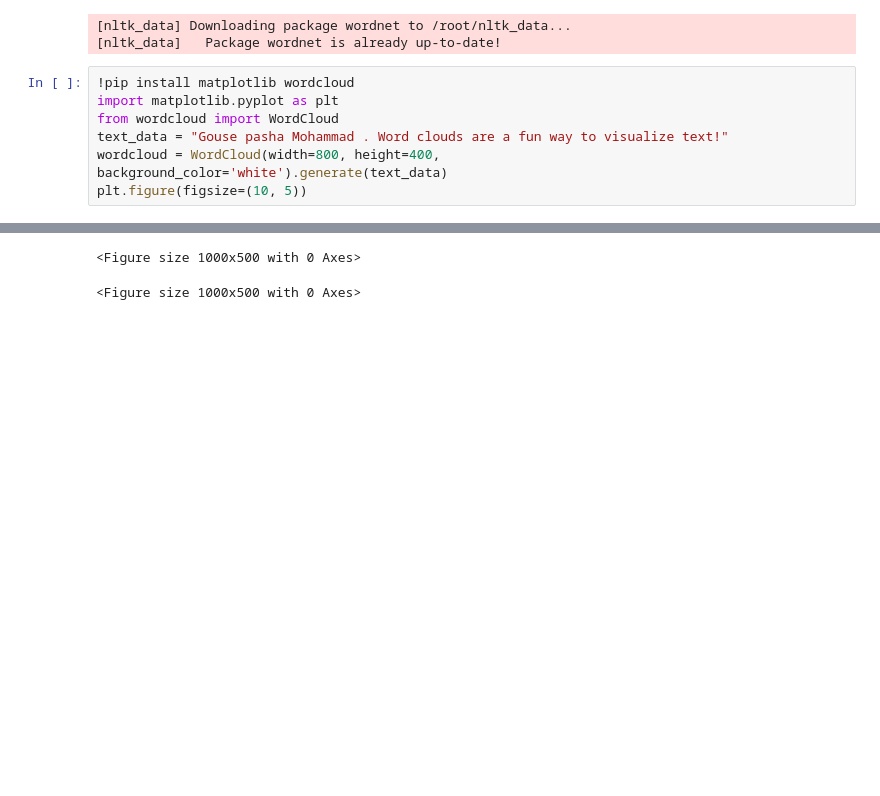
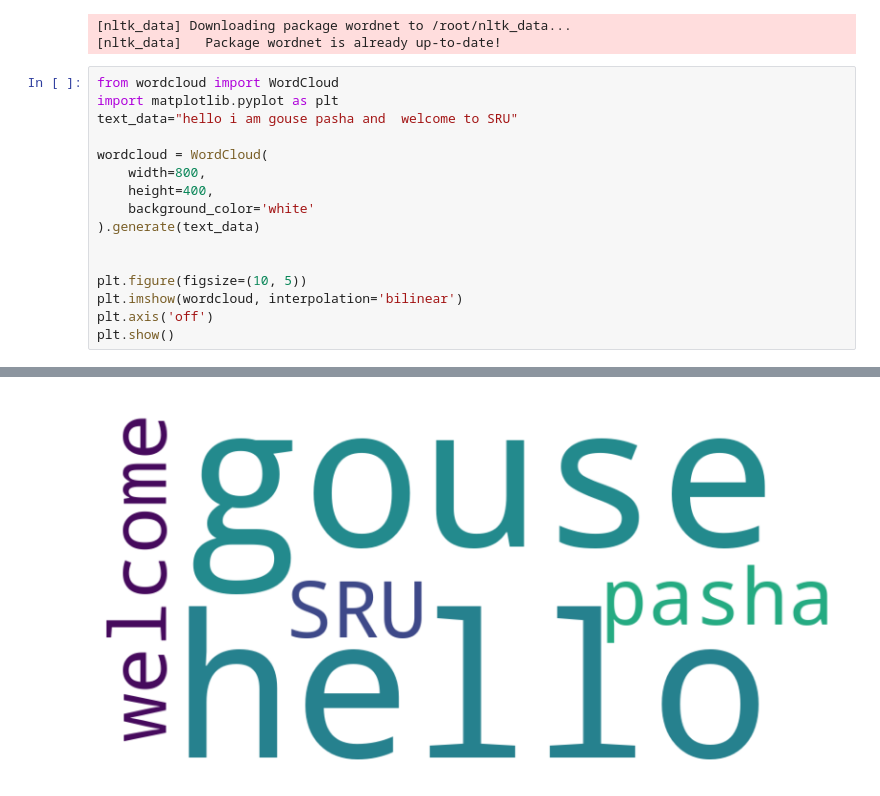
Before and after one commit to Gousepasha789/Information-Retrieval-System, a Jupyter notebook: Text_Normalization_Techniques.ipynb, the cells around one changed output, grey strips where cells are left out. Cells and saved outputs as stored; diff of their text form; blank space fills up the shorter version.

```diff
--- a/Text_Normalization_Techniques.ipynb
+++ b/Text_Normalization_Techniques.ipynb
@@ -23,11 +23,19 @@ Antonyms are:
 [nltk_data] Downloading package wordnet to /root/nltk_data...
 [nltk_data]   Package wordnet is already up-to-date!
 # %%
-!pip install matplotlib wordcloud
+from wordcloud import WordCloud
 import matplotlib.pyplot as plt
-from wordcloud import WordCloud
-text_data = "Gouse pasha Mohammad . Word clouds are a fun way to visualize text!"
-wordcloud = WordCloud(width=800, height=400,
-background_color='white').generate(text_data)
+text_data="hello i am gouse pasha and  welcome to SRU"
+
+wordcloud = WordCloud(
+    width=800,
+    height=400,
+    background_color='white'
+).generate(text_data)
+
+
 plt.figure(figsize=(10, 5))
+plt.imshow(wordcloud, interpolation='bilinear')
+plt.axis('off')
+plt.show()
 # %% [output]
@@ -46,2 +42 @@ Requirement already satisfied: six>=1.5 in /usr/local/lib/python3.11/dist-packag
-<Figure size 1000x500 with 0 Axes>
-<Figure size 1000x500 with 0 Axes>
+[figure, added]
```
Also changed, not shown: parts of 1 cell of this notebook.
